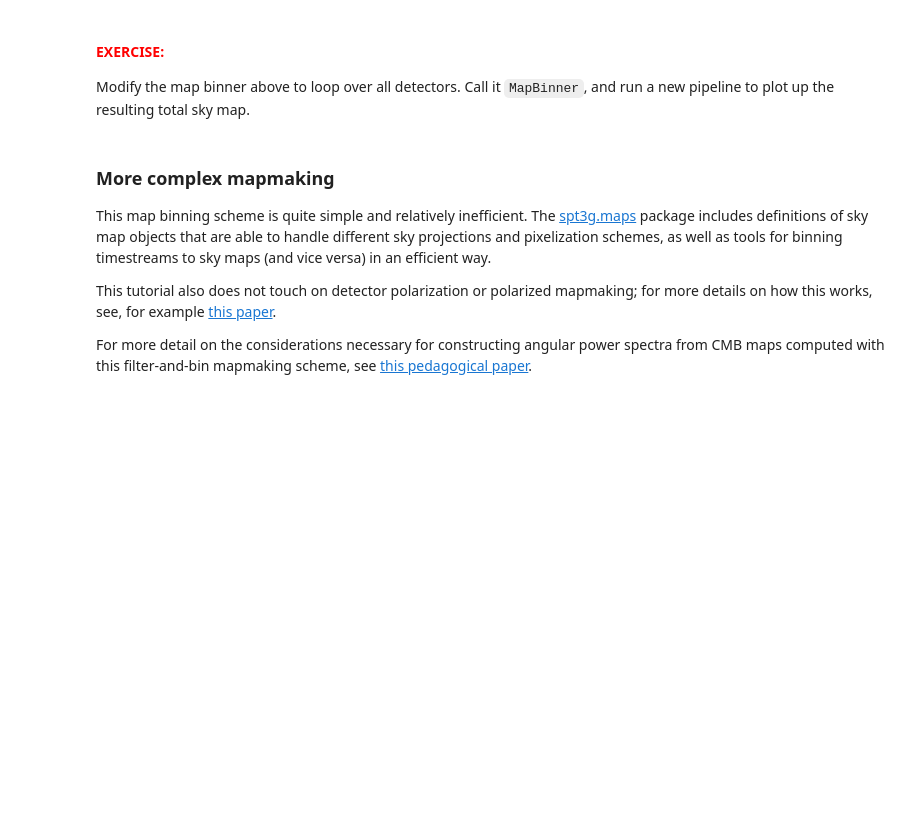
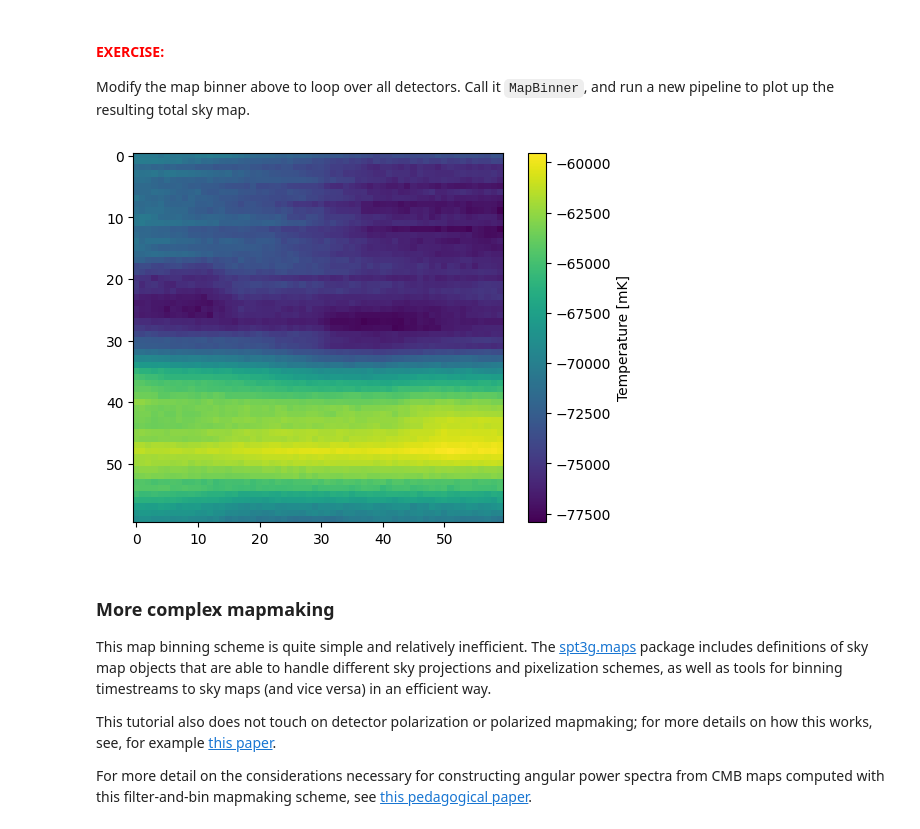
Before and after one commit to jonahjlee/spt3g_tutorials, a Jupyter notebook: filter_and_bin_mapmaking.ipynb, the cells around one changed output. Cells and saved outputs as stored; diff of their text form; code cells hidden in the pictures; blank space fills up the shorter version.

```diff
--- a/filter_and_bin_mapmaking.ipynb
+++ b/filter_and_bin_mapmaking.ipynb
@@ -330,8 +330,51 @@ Notice that this map is not very well populated.  It seems that our one detector
 # %% [markdown]
 #### <span style="color:red">EXERCISE:</span>
 Modify the map binner above to loop over all detectors.  Call it `MapBinner`, and run a new pipeline to plot up the resulting total sky map.
+# %%
+# your code and plots go here
+class MapBinner:
+    def __init__(self, timestreams="CalTimestreams"):
+        self.timestreams = timestreams
+
+        # array for storing the binned timestream data
+        self.data = np.zeros((ny, nx), dtype=float)
+
+        # array for storing the number of times each pixel is "hit" in the timestreams
+        self.hits = np.zeros((ny, nx), dtype=float)
+
+    def __call__(self, frame):
+        if self.timestreams not in frame:
+            return
+
+        for det, ts in frame[self.timestreams]:
+            # calculate offset pointing
+            dy = yoff[det]
+            y = np.asarray(frame["BoresightDec"]) - dy
+            dx = xoff[det] / np.cos(y / U.rad)
+            x = np.asarray(frame["BoresightRa"]) + dx
+
+            # update data and hits, in-place
+            self.data += np.histogram2d(y, x, bins=[dec_edges, ra_edges], weights=ts)[0]
+            self.hits += np.histogram2d(y, x, bins=[dec_edges, ra_edges])[0]
 # %%
-# your code and plots go here
+# instantiate binner
+binner = MapBinner()
+
+# create the pipeline
+pipe = core.G3Pipeline()
+pipe.Add(core.G3Reader, filename="spt3g_tutorial_data/timestreams.g3")
+pipe.Add(lambda fr: fr.get("Turnaround", False) == False)
+pipe.Add(Calibrate)
+pipe.Add(binner)
+
+# run the pipeline with some simple time/memory useage profiling
+pipe.Run(profile=True)
+
+m = binner.data / binner.hits / U.mK
+plt.imshow(m)
+plt.colorbar(label="Temperature [mK]");
+# %% [output]
+[figure, added]
 # %% [markdown]
 ### More complex mapmaking
 
```
Also changed, not shown: parts of 6 cells of this notebook.
